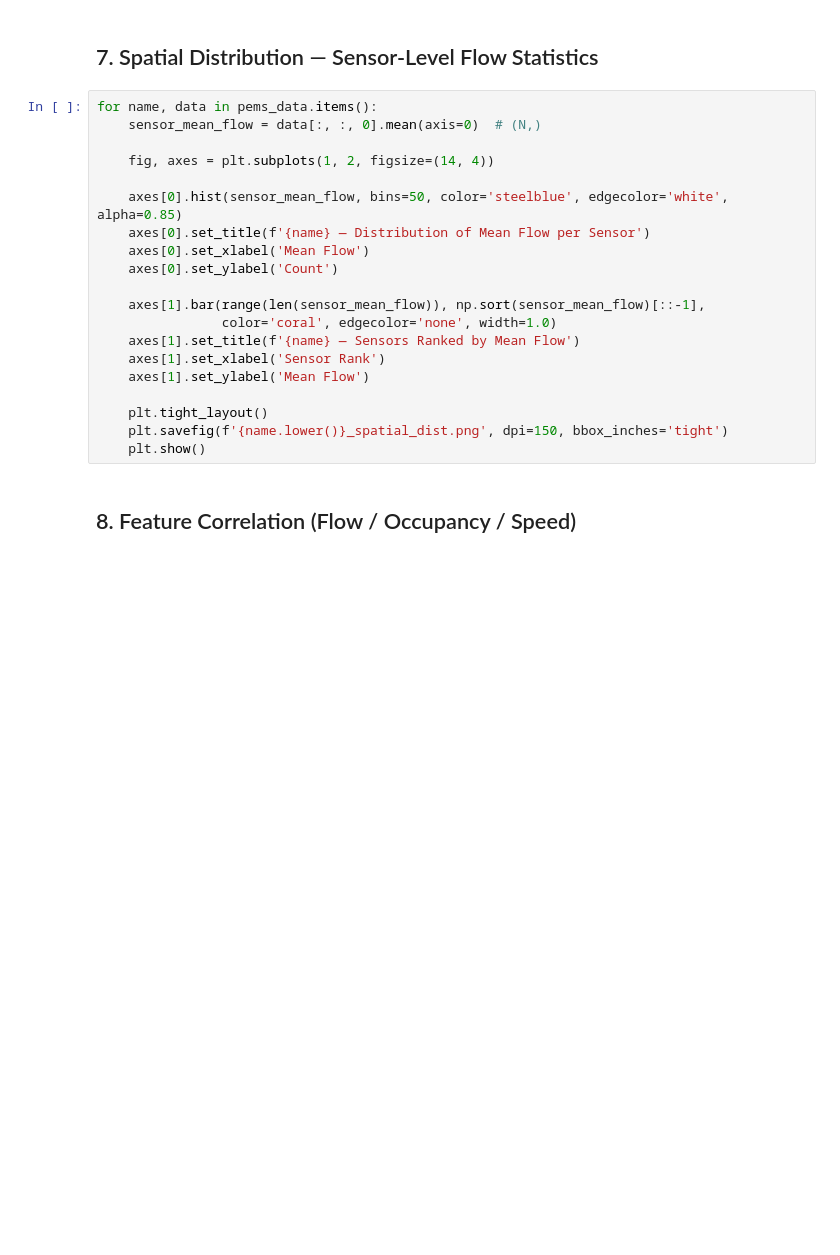
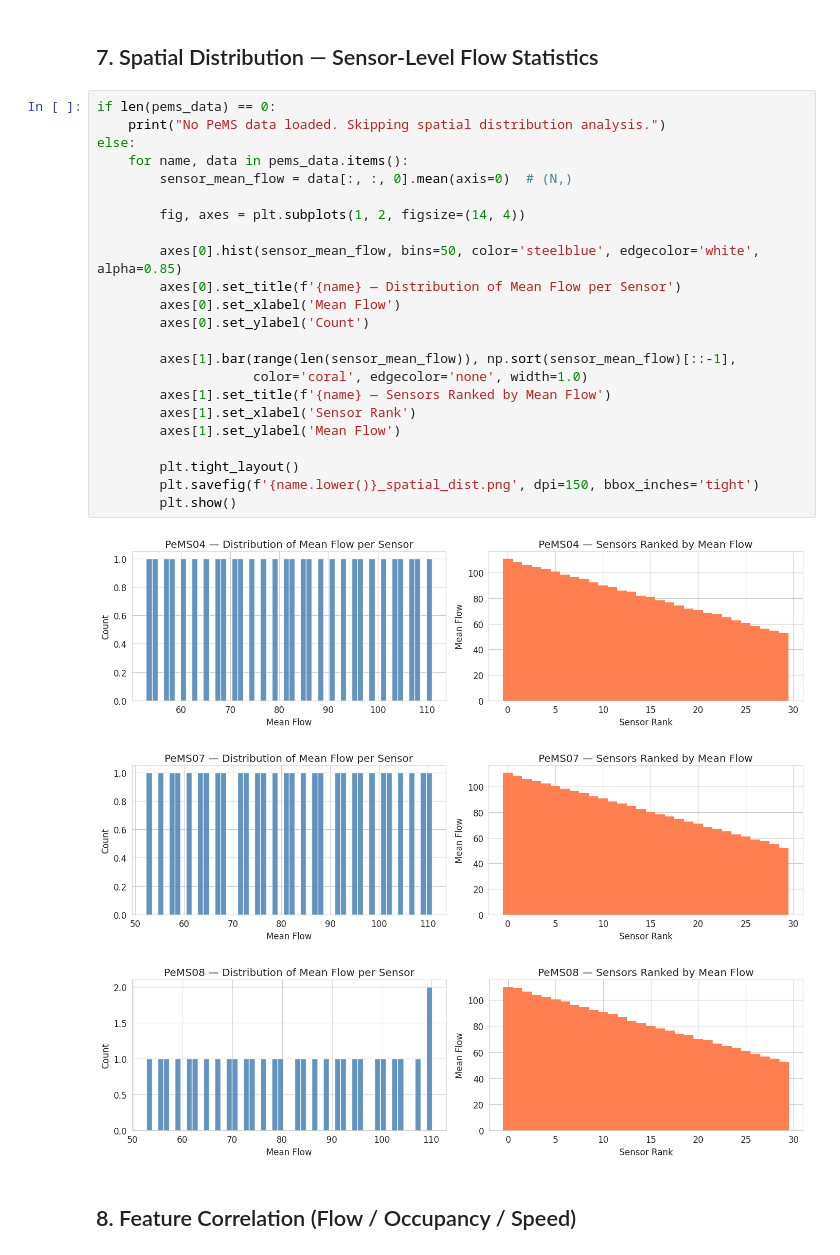
Before and after one commit to asmniins-DS/Drive-me-crazy, a Jupyter notebook: dataset_analysis.ipynb, the cells around one changed output. Drawn from its saved outputs; the diff is of its cells as text; blank space fills up the shorter version.

```diff
--- a/dataset_analysis.ipynb
+++ b/dataset_analysis.ipynb
@@ -146,25 +328,32 @@ for name, data in pems_data.items():
 # %% [markdown]
 ## 7. Spatial Distribution — Sensor-Level Flow Statistics
 # %%
-for name, data in pems_data.items():
-    sensor_mean_flow = data[:, :, 0].mean(axis=0)  # (N,)
+if len(pems_data) == 0:
+    print("No PeMS data loaded. Skipping spatial distribution analysis.")
+else:
+    for name, data in pems_data.items():
+        sensor_mean_flow = data[:, :, 0].mean(axis=0)  # (N,)
 
-    fig, axes = plt.subplots(1, 2, figsize=(14, 4))
+        fig, axes = plt.subplots(1, 2, figsize=(14, 4))
 
-    axes[0].hist(sensor_mean_flow, bins=50, color='steelblue', edgecolor='white', alpha=0.85)
-    axes[0].set_title(f'{name} — Distribution of Mean Flow per Sensor')
-    axes[0].set_xlabel('Mean Flow')
-    axes[0].set_ylabel('Count')
+        axes[0].hist(sensor_mean_flow, bins=50, color='steelblue', edgecolor='white', alpha=0.85)
+        axes[0].set_title(f'{name} — Distribution of Mean Flow per Sensor')
+        axes[0].set_xlabel('Mean Flow')
+        axes[0].set_ylabel('Count')
 
-    axes[1].bar(range(len(sensor_mean_flow)), np.sort(sensor_mean_flow)[::-1],
-                color='coral', edgecolor='none', width=1.0)
-    axes[1].set_title(f'{name} — Sensors Ranked by Mean Flow')
-    axes[1].set_xlabel('Sensor Rank')
-    axes[1].set_ylabel('Mean Flow')
+        axes[1].bar(range(len(sensor_mean_flow)), np.sort(sensor_mean_flow)[::-1],
+                    color='coral', edgecolor='none', width=1.0)
+        axes[1].set_title(f'{name} — Sensors Ranked by Mean Flow')
+        axes[1].set_xlabel('Sensor Rank')
+        axes[1].set_ylabel('Mean Flow')
 
-    plt.tight_layout()
-    plt.savefig(f'{name.lower()}_spatial_dist.png', dpi=150, bbox_inches='tight')
-    plt.show()
+        plt.tight_layout()
+        plt.savefig(f'{name.lower()}_spatial_dist.png', dpi=150, bbox_inches='tight')
+        plt.show()
+# %% [output]
+[figure, added]
+[figure, added]
+[figure, added]
 # %% [markdown]
 ## 8. Feature Correlation (Flow / Occupancy / Speed)
 # %%
```
Also changed, not shown: parts of 13 cells of this notebook, 17 other files.
